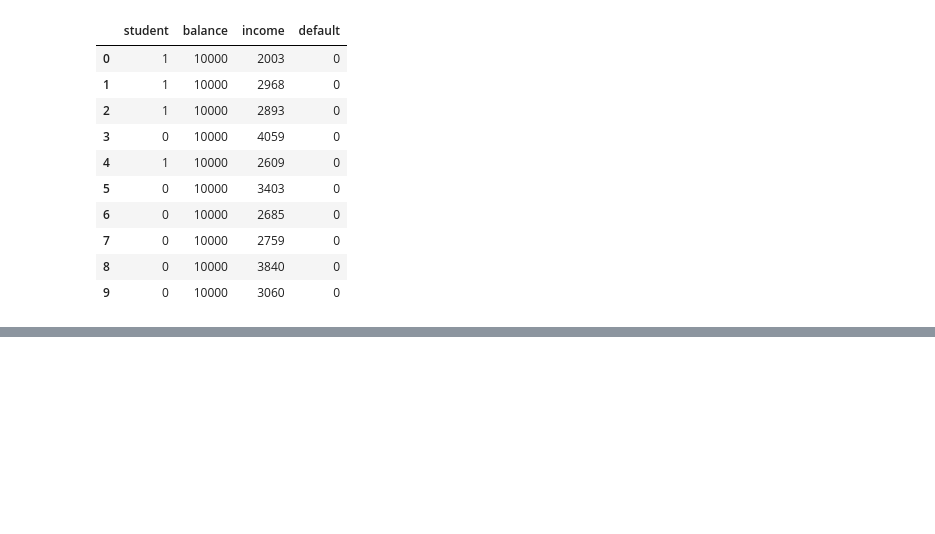
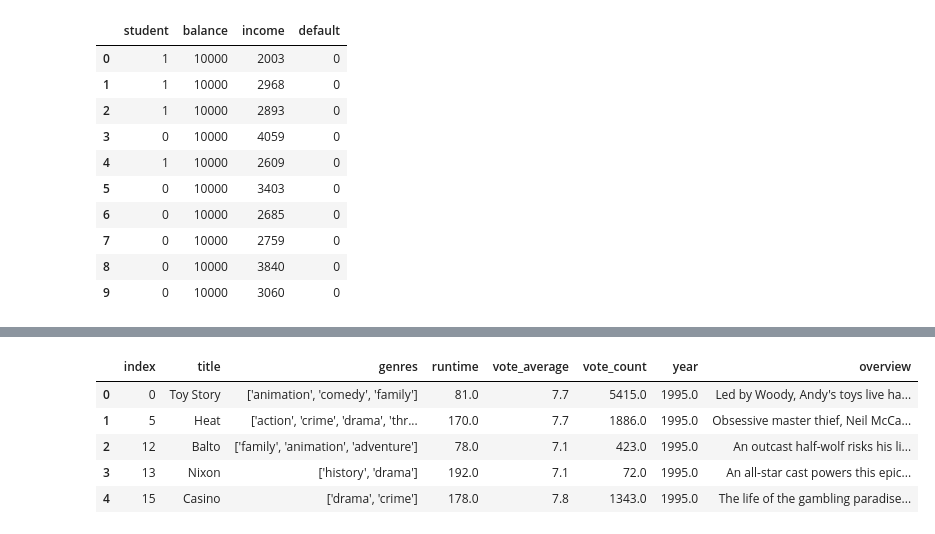
Before and after one commit to Aykan-Hub/ML-AI-Education, a Jupyter notebook: Berkeley/supplemental/Berkeley_tests_1.ipynb, the cells around one changed output, grey strips where cells are left out. Drawn from its saved outputs; the diff is of its cells as text; code cells hidden in the pictures; blank space fills up the shorter version.

```diff
--- a/Berkeley/supplemental/Berkeley_tests_1.ipynb
+++ b/Berkeley/supplemental/Berkeley_tests_1.ipynb
@@ -2266,0 +2592,3 @@ Diverse Counterfactual set (new outcome: 0.0)
+# %%
+import pandas as pd
+movies = pd.read_csv("https://github.com/SavioSal/datasets/raw/master/movie_clean.csv",encoding= 'unicode_escape')
@@ -2266,0 +2599,4 @@ Diverse Counterfactual set (new outcome: 0.0)
+# %%
+movies_new = movies[movies['vote_average'] > 7]
+# %%
+movies_new.reset_index(inplace = True)
@@ -2266,0 +2611,2 @@ Diverse Counterfactual set (new outcome: 0.0)
+# %%
+movies_new['overview'] = movies_new['overview'].fillna('')
@@ -2266,0 +2674,9 @@ Diverse Counterfactual set (new outcome: 0.0)
+# %%
+movies_new.head()
+# %% [output]
+|  | index | title | genres | runtime | vote_average | vote_count | year | overview |
+| 0 | 0 | Toy Story | ['animation', 'comedy', 'family'] | 81.0 | 7.7 | 5415.0 | 1995.0 | Led by Woody, Andy's toys live ha... |
+| 1 | 5 | Heat | ['action', 'crime', 'drama', 'thr... | 170.0 | 7.7 | 1886.0 | 1995.0 | Obsessive master thief, Neil McCa... |
+| 2 | 12 | Balto | ['family', 'animation', 'adventure'] | 78.0 | 7.1 | 423.0 | 1995.0 | An outcast half-wolf risks his li... |
+| 3 | 13 | Nixon | ['history', 'drama'] | 192.0 | 7.1 | 72.0 | 1995.0 | An all-star cast powers this epic... |
+| 4 | 15 | Casino | ['drama', 'crime'] | 178.0 | 7.8 | 1343.0 | 1995.0 | The life of the gambling paradise... |
```
Also changed, not shown: parts of 47 cells of this notebook, 44 other files.
